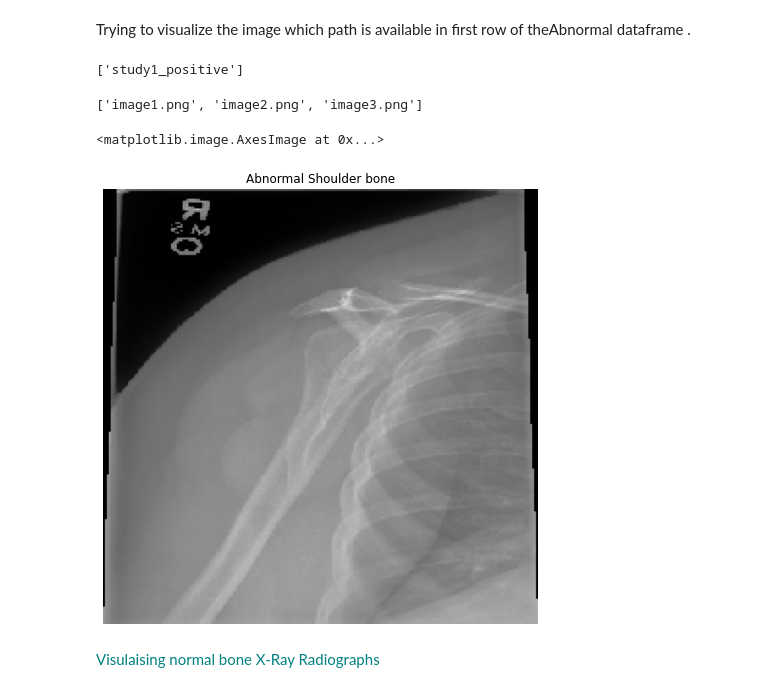
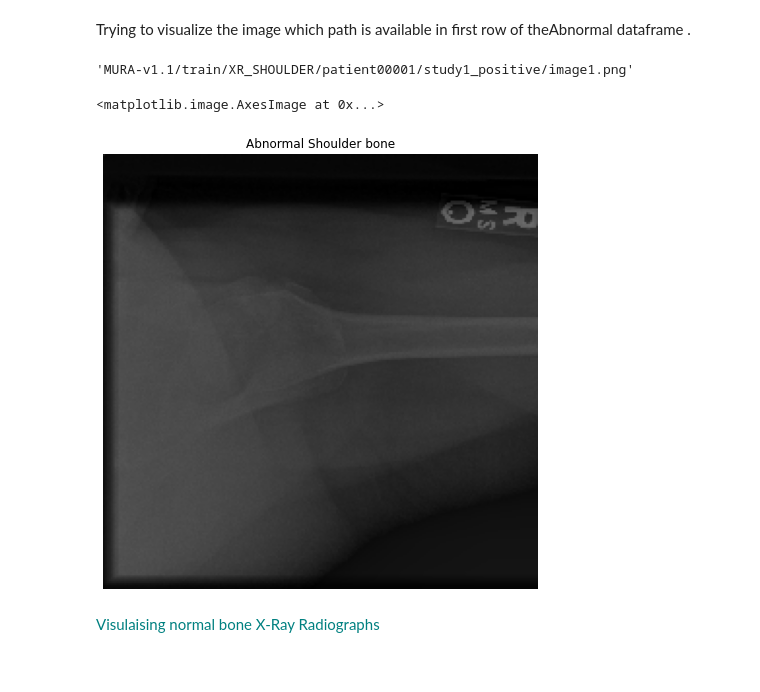
Before and after one commit to umamohantm/springboard, a Jupyter notebook: Capstone 2/Capstone _3_Data_Wrangling_and_EDA.ipynb, the cells around one changed output. Cells and saved outputs as stored; diff of their text form; code cells hidden in the pictures.

```diff
--- a/Capstone 2/Capstone _3_Data_Wrangling_and_EDA.ipynb
+++ b/Capstone 2/Capstone _3_Data_Wrangling_and_EDA.ipynb
@@ -184,27 +184,22 @@ print(Abnormal.head())
 4  MURA-v1.1/train/XR_SHOULDER/patient00005/study...             1
 # %% [markdown]
 Trying to visualize the image which path is available in first row of theAbnormal dataframe .
-# %%
-path = "train/XR_SHOULDER/patient00001"
-os.listdir(path)
-# %% [output]
-['study1_positive']
-# %%
-path = "train/XR_SHOULDER/patient00001/study1_positive"
-os.listdir(path)
-# %% [output]
-['image1.png', 'image2.png', 'image3.png']
+# %%
+path = train_image.loc[0,'train_path']
+path
+# %% [output]
+'MURA-v1.1/train/XR_SHOULDER/patient00001/study1_positive/image1.png'
 # %%
 #Using Keras displaying the image1.png (Abnormal shoulder bone )
-img_path = 'train/XR_SHOULDER/patient00001/study1_positive/image2.png'
+img_path = 'train/XR_SHOULDER/patient00001/study1_positive/image1.png'
 img = image.load_img(img_path, target_size=(224, 224))
 plt.figure(figsize=(8,8))
 plt.axis('off')
 plt.title('Abnormal Shoulder bone')
 plt.imshow(img)
 # %% [output]
 <matplotlib.image.AxesImage at 0x...>
-[figure, old version]
+[figure, new version]
 # %% [markdown]
 <font color ='teal'>Visulaising normal bone X-Ray Radiographs <font />
 # %%
```
Also changed, not shown: parts of 8 cells of this notebook.
